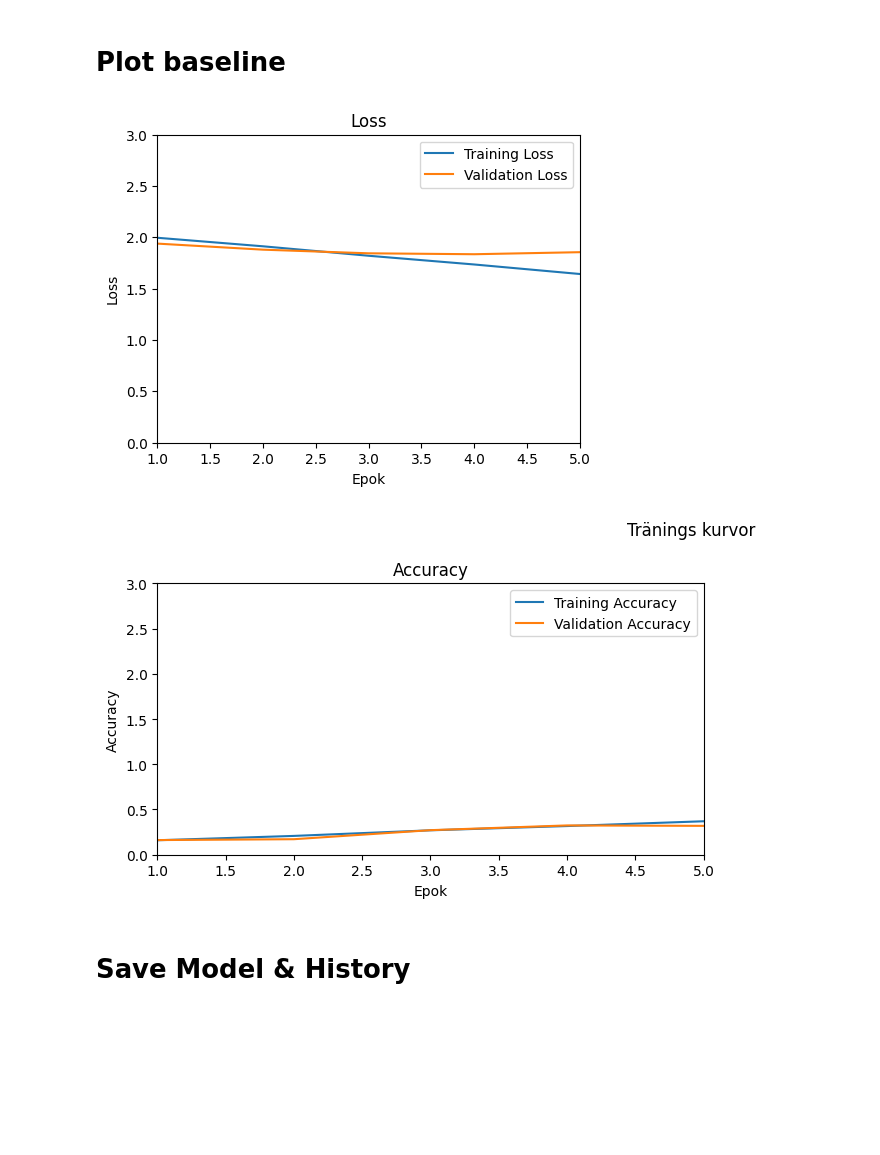
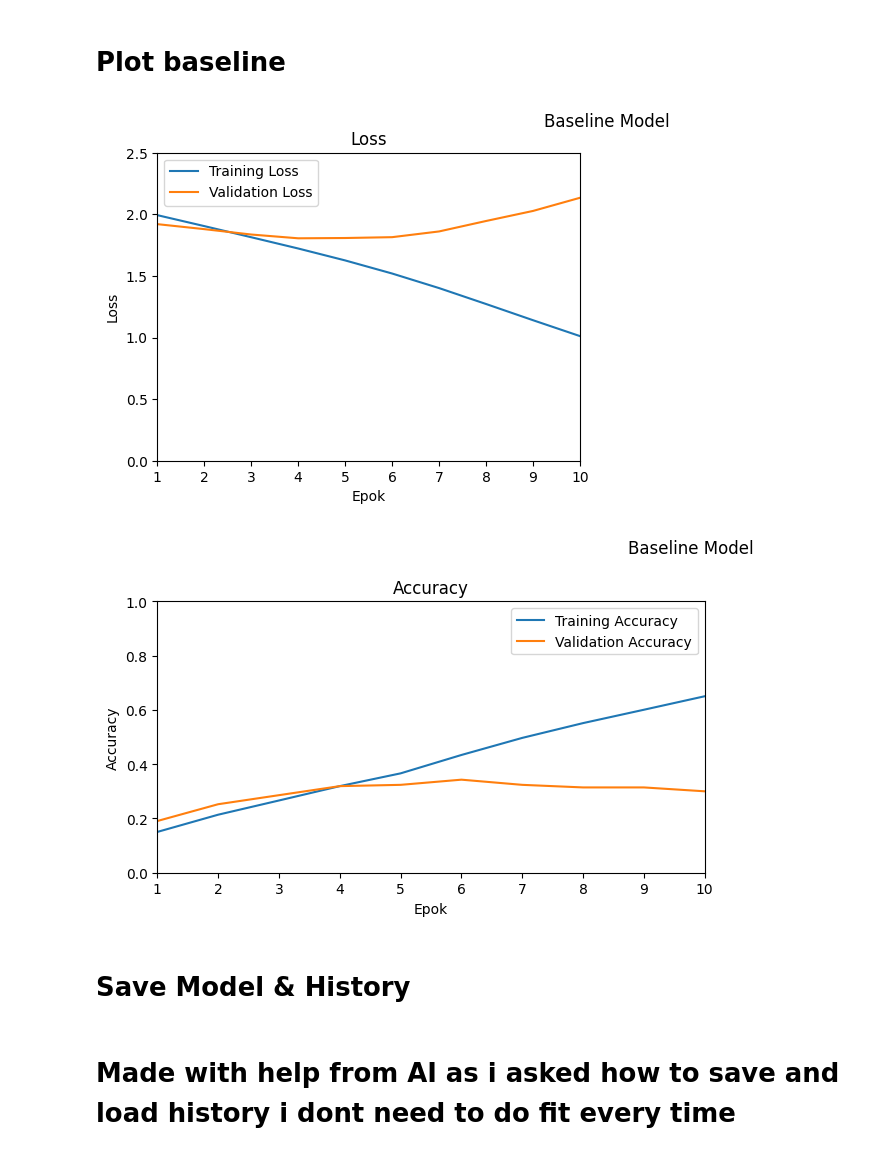
Before and after one commit to MarcusMorlock/Deep_Learning_Individuell_Marcus_Backstrom, a Jupyter notebook: Report_Marcus_Bäckström.ipynb, the cells around one changed output. Cells and saved outputs as stored; diff of their text form; code cells hidden in the pictures; blank space fills up the shorter version.

Commit message:
made build model funktion and early stopping callback

```diff
--- a/Report_Marcus_Bäckström.ipynb
+++ b/Report_Marcus_Bäckström.ipynb
@@ -90,6 +92,8 @@ def plot_image_grid(X,y, class_names, n_images=25, random_state=42, afigsize=(12
     plt.tight_layout()
     plt.show()
 # %%
+# Plot Loss and Accuracy by epoch´s
+
 def plot_history(history, title="", afigsize=(12, 4) ):
     history_df = pd.DataFrame(history.history)
 
@@ -105,7 +109,7 @@ def plot_history(history, title="", afigsize=(12, 4) ):
     plt.ylabel("Loss")
     plt.title("Loss")
 
-    plt.ylim(0,3)
+    plt.ylim(0,2.5)
     plt.xlim(1, len(history_df) )
 
     plt.legend()
@@ -122,7 +126,7 @@ def plot_history(history, title="", afigsize=(12, 4) ):
     plt.ylabel("Accuracy")
     plt.title("Accuracy")
 
-    plt.ylim(0,3)
+    plt.ylim(0,1)
     plt.xlim(1, len(history_df) )
 
     plt.legend()
@@ -344,0 +355,11 @@ Epoch 5/5
+# %%
+baseline_model_funktion = build_custom_models(blocks=2, dense_units=64)
+baseline_model_funktion.summary()
+# %%
+baseline_history_funktion = baseline_model_funktion.fit(
+    X_train,
+    y_train,
+    validation_data=(X_val, y_val),
+    epochs = 10,
+    batch_size=32
+)
@@ -345,10 +387,12 @@ Epoch 5/5
 # %% [markdown]
 # Plot baseline
 # %%
-plot_history(baseline_history)
+# plot_history(baseline_history)
-# %% [output]
-[figure, removed]
-[figure, removed]
+# %%
+plot_history(baseline_history_funktion,title="Baseline Model")
+# %% [output]
+[figure, added]
+[figure, added]
 # %% [markdown]
 # Save Model & History
 # %%
@@ -356,5 +400,7 @@ baseline_model.save("Models/baseline_model.keras")
 # %%
 loaded_baseline_model = keras.models.load_model("Models/baseline_model.keras")
+# %% [markdown]
+# Made with help from AI as i asked how to save and load history i dont need to do fit every time
 # %%
 with open("Histories/baseline_history.json", "w") as f:
     json.dump(baseline_history.history, f)
```
Also changed, not shown: parts of 19 cells of this notebook.
